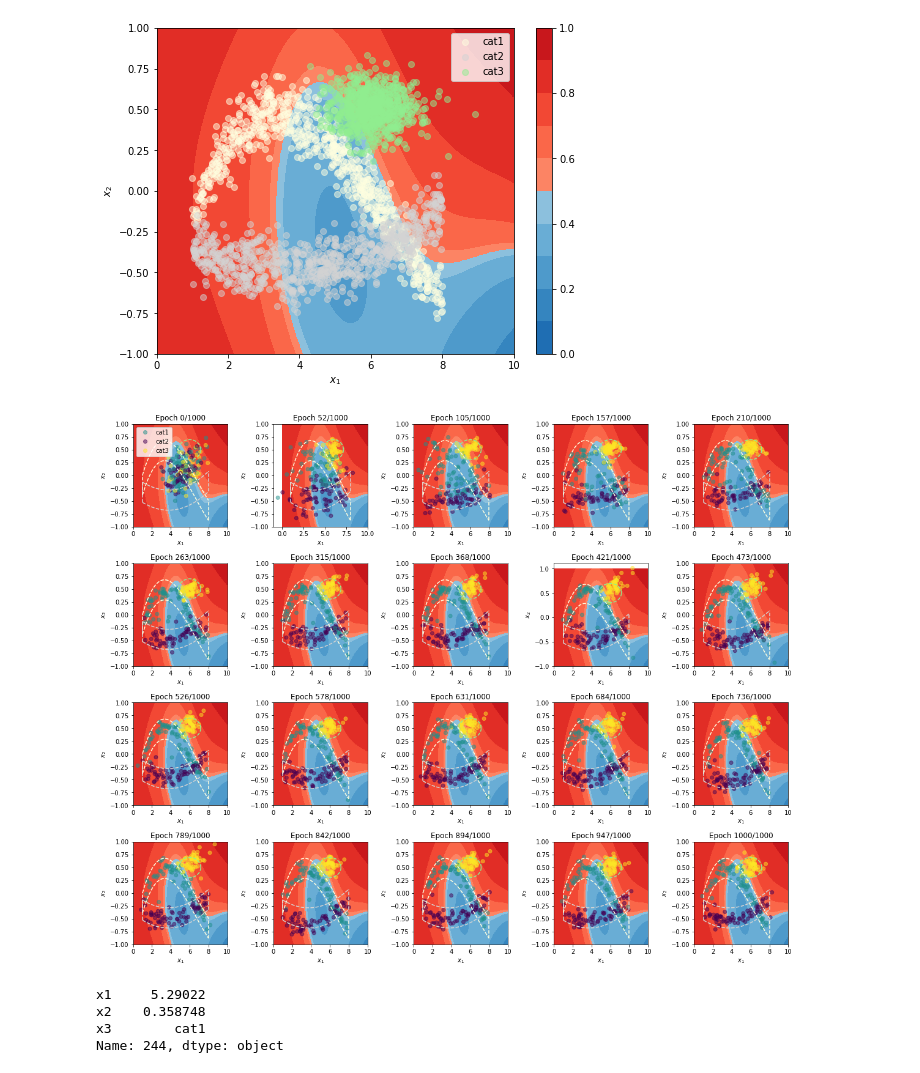
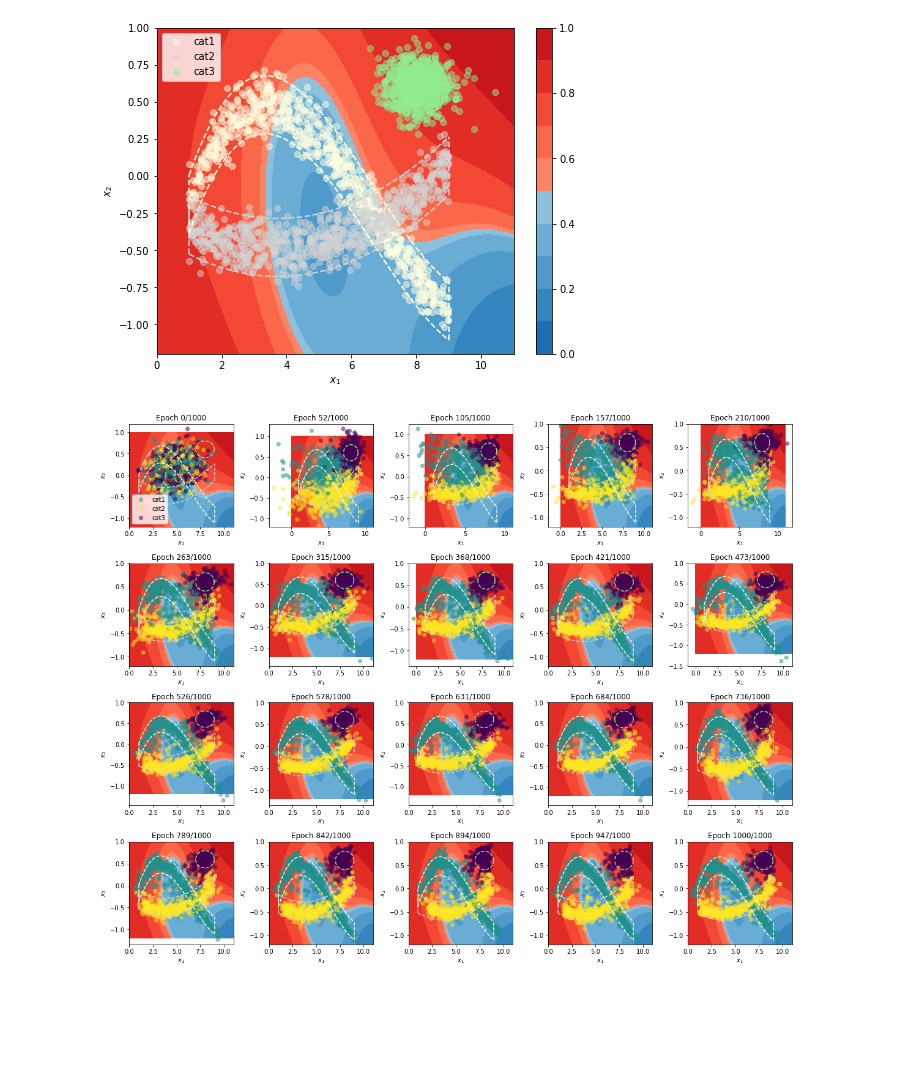
Before and after one commit to ArneRustad/Master-thesis-cf, a Jupyter notebook: Compare counterfactuals.ipynb, the cells around one changed output. Cells and saved outputs as stored; diff of their text form; code cells hidden in the pictures; blank space fills up the shorter version.

```diff
--- a/Compare counterfactuals.ipynb
+++ b/Compare counterfactuals.ipynb
@@ -46,8 +43,8 @@ def classifier_func(x1, x2):
 
 fig, ax = plt.subplots(figsize=[12,8])
 def plot_heatmap(ax, heat_map_res = 200, incl_axis_labels = True, incl_colorbar = True, ret_contour = True):
-    x1 = np.linspace(0, 10, heat_map_res)
-    x2 = np.linspace(-1, 1, heat_map_res)
+    x1 = np.linspace(0, 11, heat_map_res)
+    x2 = np.linspace(-1.2, 1, heat_map_res)
     x1_mesh, x2_mesh = np.meshgrid(x1, x2)
 
     y_mesh = classifier_func(x1_mesh, x2_mesh)
@@ -70,22 +67,24 @@ def classifier(data):
 
 n_train = 5000
 
-x1_low, x1_high = 1,8
+x1_low, x1_high = 1,9
 np.random.seed(1)
 
 def sample_x1_given_x3(x3):
     x1_given_cat1_or_cat2 = np.random.uniform(x1_low, x1_high, n_train)
-    x1_given_cat3 = np.random.normal(6, sigma_x1 , n_train)
+    x1_given_cat3 = np.random.normal(x1_mean_given_x3, sigma_x1 , n_train)
     return np.where(x3 == "cat3", x1_given_cat3, x1_given_cat1_or_cat2)
 
 sigma_x2 = 0.1
-sigma_x1 = 0.6
+sigma_x1 = 0.5
 x3 = np.random.choice(["cat1","cat2", "cat3"], n_train)
+x1_mean_given_x3 = 8
+x2_mean_given_x3 = 0.6
 x1 = sample_x1_given_x3(x3)
 
 def mean_x2_given_x1_x3(x1, x3):
     cond_list = [x3 == "cat1", x3 == "cat2", x3 == "cat3"]
-    choice_list = [0.01*(x1)**3 - 0.2*x1**2 + x1 - 1, 0.02*x1**2 - 0.15*x1 -0.2, 0.5]
+    choice_list = [0.01*(x1)**3 - 0.2*x1**2 + x1 - 1, 0.02*x1**2 - 0.15*x1 -0.2, x2_mean_given_x3]
     return np.select(cond_list, choice_list, default=0)
 
 def sample_x2_given_x1_x3(x1,x3, sigma):
@@ -98,9 +97,9 @@ def conf_int_x2_given_x1_x3(x3, sigma_x1, sigma_x2, alpha = 0.05, n_steps = 100)
         return(x1, scipy.stats.norm.interval(1-alpha, loc=mean, scale=sigma_x2))
     elif x3 == "cat3":
         degree = np.linspace(0, np.pi, n_steps)
-        x1 = 6 + np.cos(degree) * 1.96 *sigma_x1
-        x2 = [mean_x2_given_x1_x3(1, "cat3") + np.sin(degree) * 1.96 * sigma_x2,
-              mean_x2_given_x1_x3(1, "cat3") + np.sin(-degree) * 1.96 * sigma_x2]
+        x1 = x1_mean_given_x3 + np.cos(degree) * 1.96 *sigma_x1
+        x2 = [x2_mean_given_x3 + np.sin(degree) * 1.96 * sigma_x2,
+              x2_mean_given_x3 + np.sin(-degree) * 1.96 * sigma_x2]
         return x1, x2
     else:
         raise ValueError("The x3 paramter must be one of the values cat1, cat2 or cat3 and given in string format")
@@ -139,31 +138,24 @@ plot_heatmap(ax)
 for i, cat in enumerate(categories_unique):
     df_toy_subset = df_toy.loc[df_toy["x3"] == cat].head(750)
     plt.scatter(df_toy_subset["x1"], df_toy_subset["x2"], color = str(map_x3_to_col(cat)), alpha = 0.5, label = cat)
-#plot_confint_x2_given_x1_and_x3(ax, sigma_x1, sigma_x2)
+plot_confint_x2_given_x1_and_x3(ax, sigma_x1, sigma_x2)
 plt.legend()
 plt.savefig(os.path.join(image_dir, "Syn2D_cf.svg"), dpi=300)
 # %% [output]
-[figure, old version]
+[figure, new version]
 # %%
 %run "$tableGAN_path"
-tg = TableGAN(df_toy, n_critic = n_critic, adam_lr = adam_lr, adam_beta1 = 0, adam_beta2 = 0.999,
+tg = TableGAN(df_toy, n_critic = n_critic, adam_lr = adam_lr, adam_beta1 = adam_beta1,
               quantile_transformation_int = False, quantile_rand_transformation = False,
              noise_discrete_unif_max = noise_discrete_unif_max)
 # %%
 tg.train(n_epochs = 1000, batch_size = 500, restart_training = True, loss_plot_update_every = loss_plot_update_every,
-             loss_plot_type = "line", progress_bar=True, plot2D_image = True, plot_loss = False, n_test=200,
+             loss_plot_type = "line", progress_bar=True, plot2D_image = True, plot_loss = False, n_test=1500,
          plot2D_discrete_col="x3", save_dir = image_dir, filename_plot2D = "syn2D_cf_plot2D.svg",
          filename_train_loss = "syn2D_cf_train_loss.svg",
          plot2D_background_func = lambda ax : (plot_heatmap(ax, incl_colorbar = False, ret_contour = False),
                                                plot_confint_x2_given_x1_and_x3(ax, sigma_x1, sigma_x2)))
 # %% [output]
-[figure, old version]
+[figure, new version]
 # %%
 %lprun -f fast_non_dominated_sort a = tg.generate_counterfactuals(50, classifier, tg.data.loc[0], n_to_generate = 10000, add_plausibility_objective =True)
-# %%
-tg.data.loc[244]
-# %% [output]
-x1     5.29022
-x2    0.358748
-x3        cat1
-Name: 244, dtype: object
```
Also changed, not shown: parts of 21 cells of this notebook, 5 other files.
